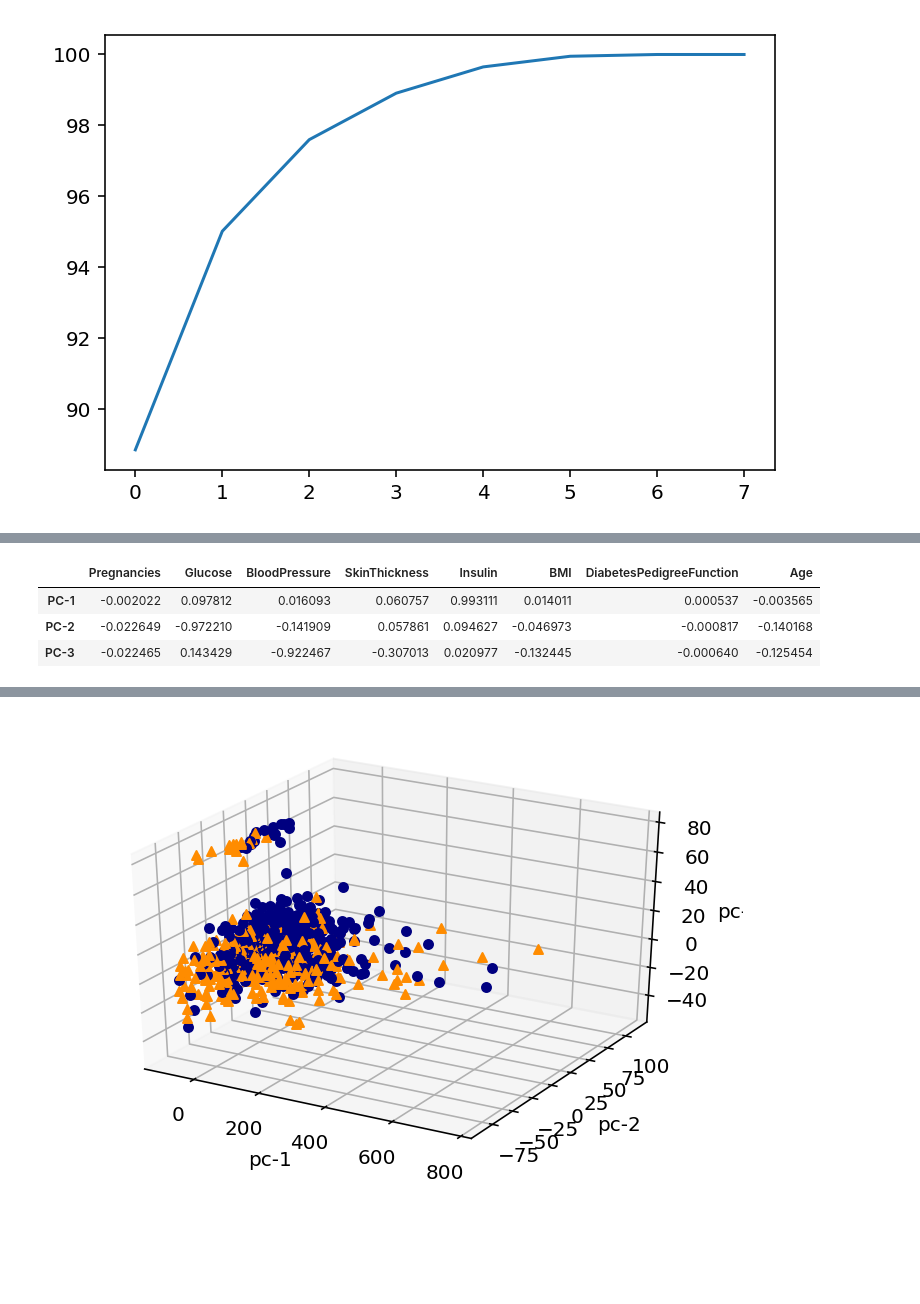
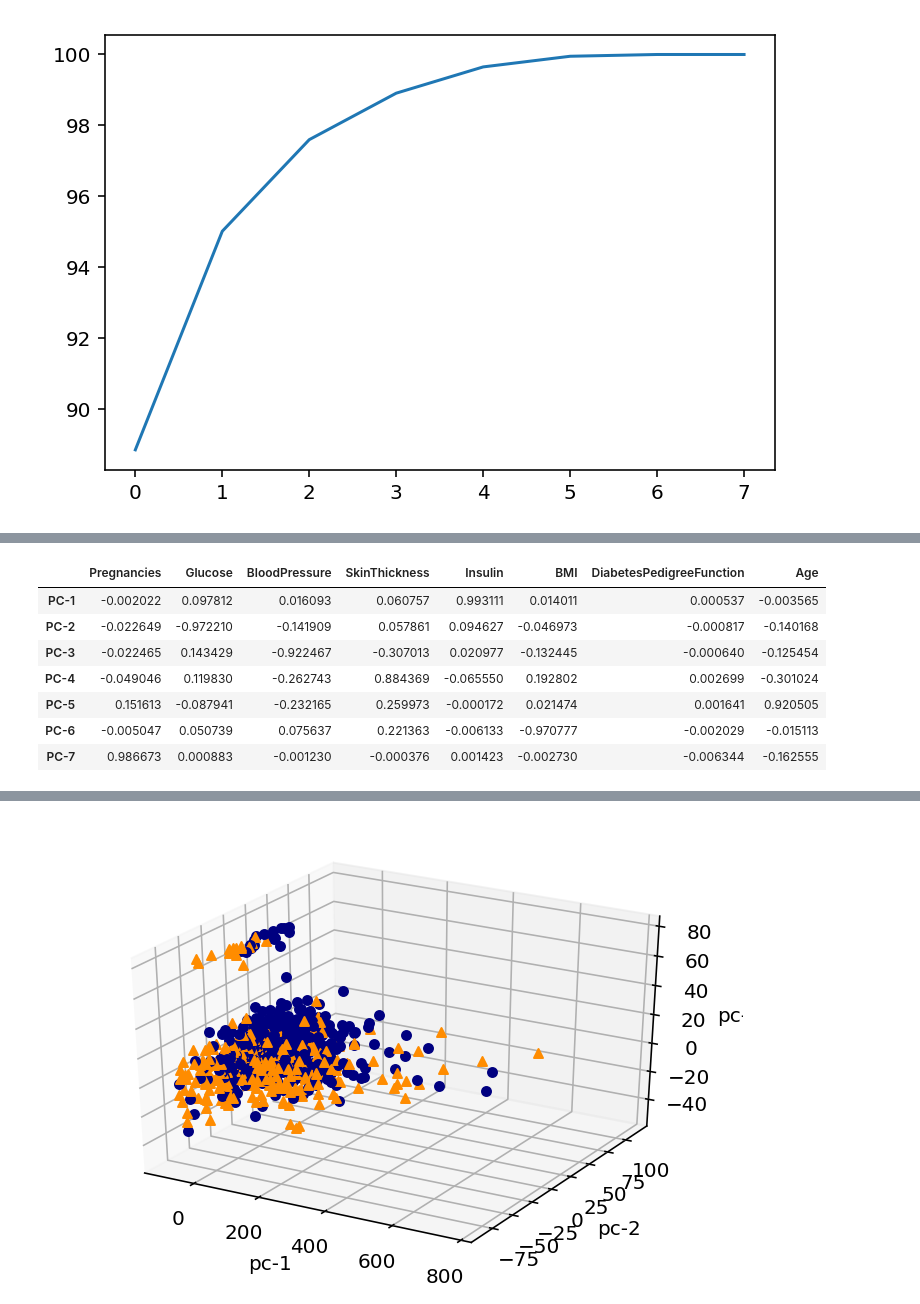
Before and after one commit to jjuhn/springboard, a Jupyter notebook: capstone_project_2/pima_indians_diabetes.ipynb, the cells around one changed output, grey strips where cells are left out. Saved outputs shown, nothing was run; the diff lists cells and outputs as text; code cells hidden in the pictures; blank space fills up the shorter version.

```diff
--- a/capstone_project_2/pima_indians_diabetes.ipynb
+++ b/capstone_project_2/pima_indians_diabetes.ipynb
@@ -285,7 +285,7 @@ plt.show()
 # %% [output]
 [figure]
 # %%
-pca_ = PCA(n_components=3)
+pca_ = PCA(n_components=7)
 
 y_sklearn = pca_.fit_transform(x3.values)
 
@@ -304,7 +314,11 @@ print(pca_.components_)
 # %%
-pd.DataFrame(pca_.components_, columns=x3.columns, index=['PC-1', 'PC-2', 'PC-3'])
+pd.DataFrame(pca_.components_, columns=x3.columns, index=['PC-1', 'PC-2', 'PC-3', 'PC-4', 'PC-5', 'PC-6', 'PC-7'])
 # %% [output]
 |  | Pregnancies | Glucose | BloodPressure | SkinThickness | Insulin | BMI | DiabetesPedigreeFunction | Age |
 | PC-1 | -0.002022 | 0.097812 | 0.016093 | 0.060757 | 0.993111 | 0.014011 | 0.000537 | -0.003565 |
 | PC-2 | -0.022649 | -0.972210 | -0.141909 | 0.057861 | 0.094627 | -0.046973 | -0.000817 | -0.140168 |
 | PC-3 | -0.022465 | 0.143429 | -0.922467 | -0.307013 | 0.020977 | -0.132445 | -0.000640 | -0.125454 |
+| PC-4 | -0.049046 | 0.119830 | -0.262743 | 0.884369 | -0.065550 | 0.192802 | 0.002699 | -0.301024 |
+| PC-5 | 0.151613 | -0.087941 | -0.232165 | 0.259973 | -0.000172 | 0.021474 | 0.001641 | 0.920505 |
+| PC-6 | -0.005047 | 0.050739 | 0.075637 | 0.221363 | -0.006133 | -0.970777 | -0.002029 | -0.015113 |
+| PC-7 | 0.986673 | 0.000883 | -0.001230 | -0.000376 | 0.001423 | -0.002730 | -0.006344 | -0.162555 |
```
Also changed, not shown: parts of 8 cells of this notebook.
